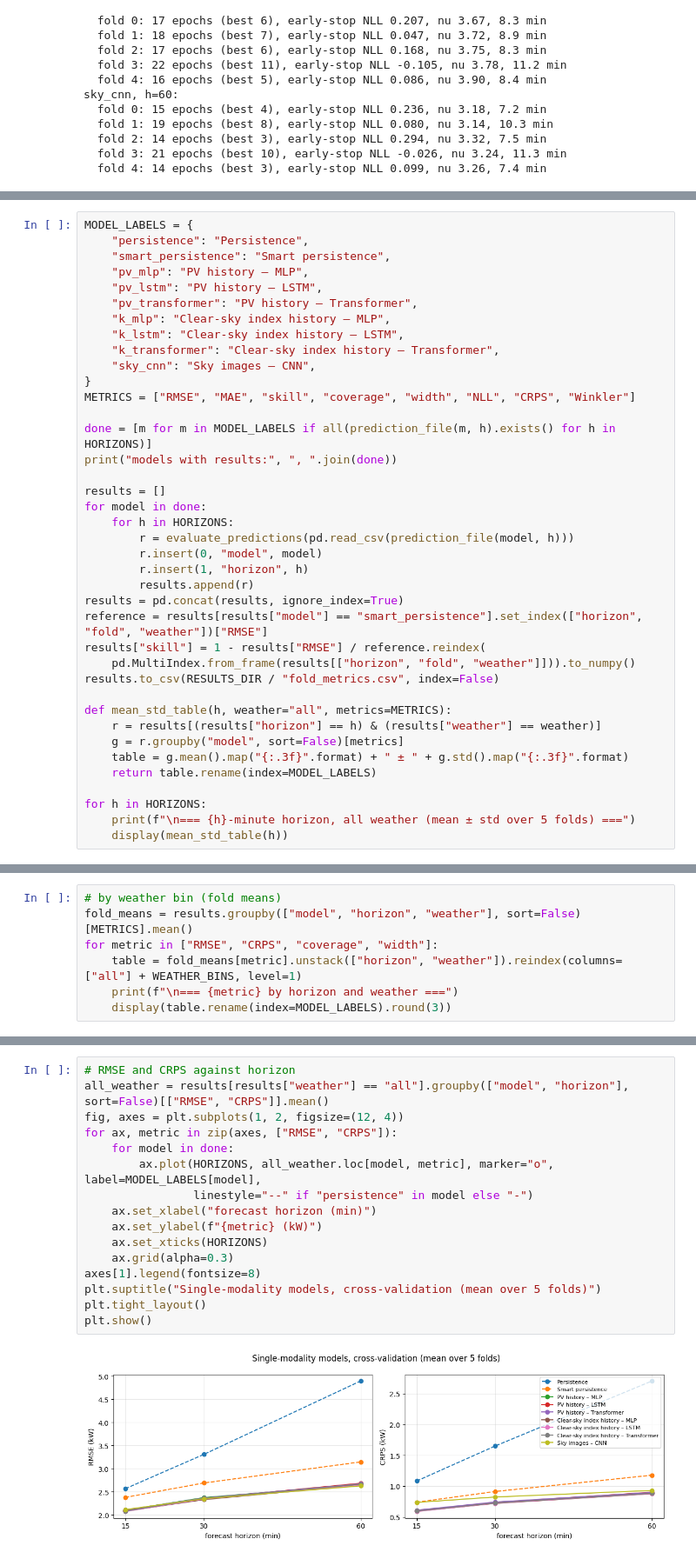
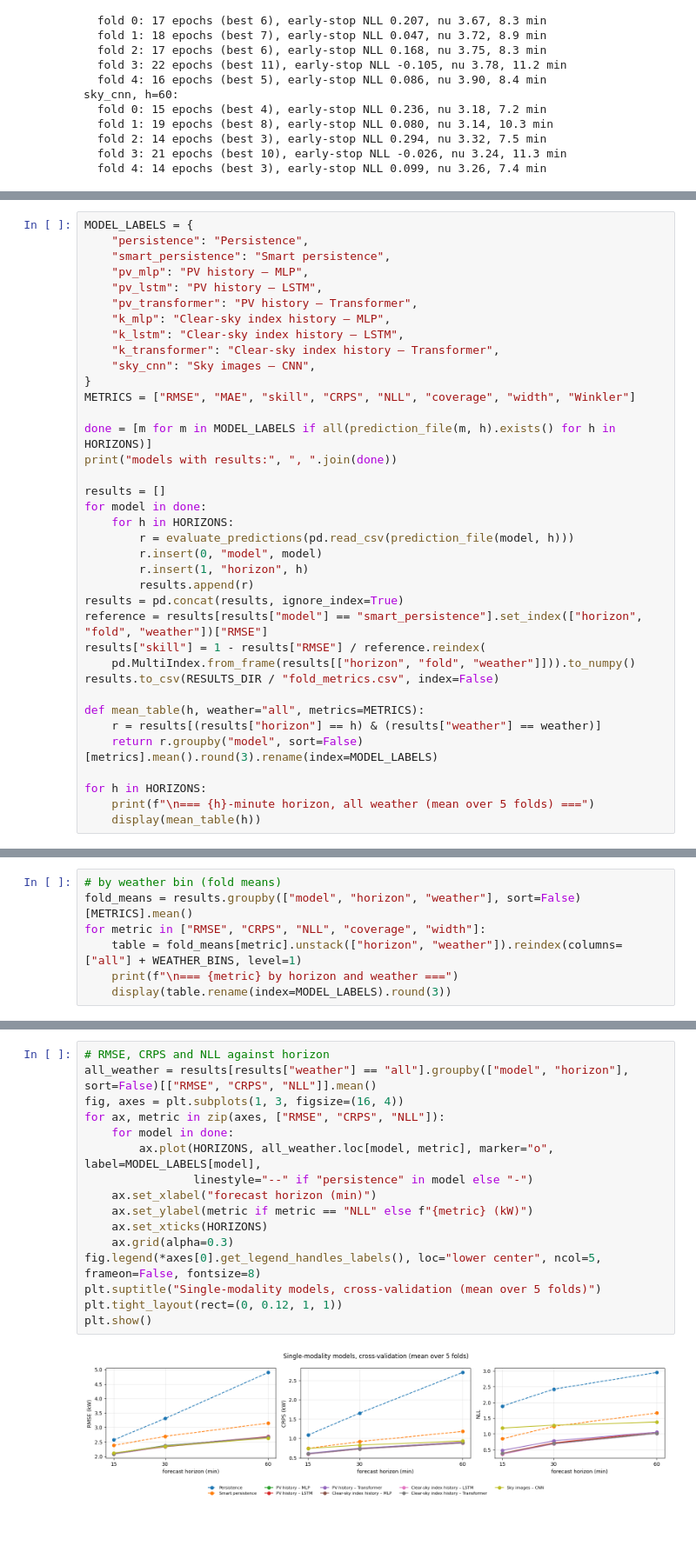
Before and after one commit to jjjzhu-5847/cosc6368-multimodal-pv, a Jupyter notebook: 02_baselines.ipynb, the cells around one changed output, grey strips where cells are left out. Shown at 87% size. Saved outputs shown, nothing was run; the diff lists cells and outputs as text; blank space fills up the shorter version.

```diff
--- a/02_baselines.ipynb
+++ b/02_baselines.ipynb
@@ -765,7 +765,7 @@ MODEL_LABELS = {
     "k_transformer": "Clear-sky index history – Transformer",
     "sky_cnn": "Sky images – CNN",
 }
-METRICS = ["RMSE", "MAE", "skill", "coverage", "width", "NLL", "CRPS", "Winkler"]
+METRICS = ["RMSE", "MAE", "skill", "CRPS", "NLL", "coverage", "width", "Winkler"]
 
 done = [m for m in MODEL_LABELS if all(prediction_file(m, h).exists() for h in HORIZONS)]
 print("models with results:", ", ".join(done))
@@ -783,15 +783,13 @@ results["skill"] = 1 - results["RMSE"] / reference.reindex(
     pd.MultiIndex.from_frame(results[["horizon", "fold", "weather"]])).to_numpy()
 results.to_csv(RESULTS_DIR / "fold_metrics.csv", index=False)
 
-def mean_std_table(h, weather="all", metrics=METRICS):
+def mean_table(h, weather="all", metrics=METRICS):
     r = results[(results["horizon"] == h) & (results["weather"] == weather)]
-    g = r.groupby("model", sort=False)[metrics]
-    table = g.mean().map("{:.3f}".format) + " ± " + g.std().map("{:.3f}".format)
-    return table.rename(index=MODEL_LABELS)
+    return r.groupby("model", sort=False)[metrics].mean().round(3).rename(index=MODEL_LABELS)
 
 for h in HORIZONS:
-    print(f"\n=== {h}-minute horizon, all weather (mean ± std over 5 folds) ===")
-    display(mean_std_table(h))
+    print(f"\n=== {h}-minute horizon, all weather (mean over 5 folds) ===")
+    display(mean_table(h))
 # %% [output]
 models with results: persistence, smart_persistence, pv_mlp, pv_lstm, pv_transformer, k_mlp, k_lstm, k_transformer, sky_cnn
 
@@ -834,7 +832,7 @@ models with results: persistence, smart_persistence, pv_mlp, pv_lstm, pv_transfo
 # %%
 # by weather bin (fold means)
 fold_means = results.groupby(["model", "horizon", "weather"], sort=False)[METRICS].mean()
-for metric in ["RMSE", "CRPS", "coverage", "width"]:
+for metric in ["RMSE", "CRPS", "NLL", "coverage", "width"]:
     table = fold_means[metric].unstack(["horizon", "weather"]).reindex(columns=["all"] + WEATHER_BINS, level=1)
     print(f"\n=== {metric} by horizon and weather ===")
     display(table.rename(index=MODEL_LABELS).round(3))
@@ -894,18 +905,18 @@ for metric in ["RMSE", "CRPS", "coverage", "width"]:
 # %%
-# RMSE and CRPS against horizon
-all_weather = results[results["weather"] == "all"].groupby(["model", "horizon"], sort=False)[["RMSE", "CRPS"]].mean()
-fig, axes = plt.subplots(1, 2, figsize=(12, 4))
-for ax, metric in zip(axes, ["RMSE", "CRPS"]):
+# RMSE, CRPS and NLL against horizon
+all_weather = results[results["weather"] == "all"].groupby(["model", "horizon"], sort=False)[["RMSE", "CRPS", "NLL"]].mean()
+fig, axes = plt.subplots(1, 3, figsize=(16, 4))
+for ax, metric in zip(axes, ["RMSE", "CRPS", "NLL"]):
     for model in done:
         ax.plot(HORIZONS, all_weather.loc[model, metric], marker="o", label=MODEL_LABELS[model],
                 linestyle="--" if "persistence" in model else "-")
     ax.set_xlabel("forecast horizon (min)")
-    ax.set_ylabel(f"{metric} (kW)")
+    ax.set_ylabel(metric if metric == "NLL" else f"{metric} (kW)")
     ax.set_xticks(HORIZONS)
     ax.grid(alpha=0.3)
-axes[1].legend(fontsize=8)
+fig.legend(*axes[0].get_legend_handles_labels(), loc="lower center", ncol=5, frameon=False, fontsize=8)
 plt.suptitle("Single-modality models, cross-validation (mean over 5 folds)")
-plt.tight_layout()
+plt.tight_layout(rect=(0, 0.12, 1, 1))
 plt.show()
 # %% [output]
-[figure, old version]
+[figure, new version]
```
Also changed, not shown: parts of 3 cells of this notebook, 2 other files.
